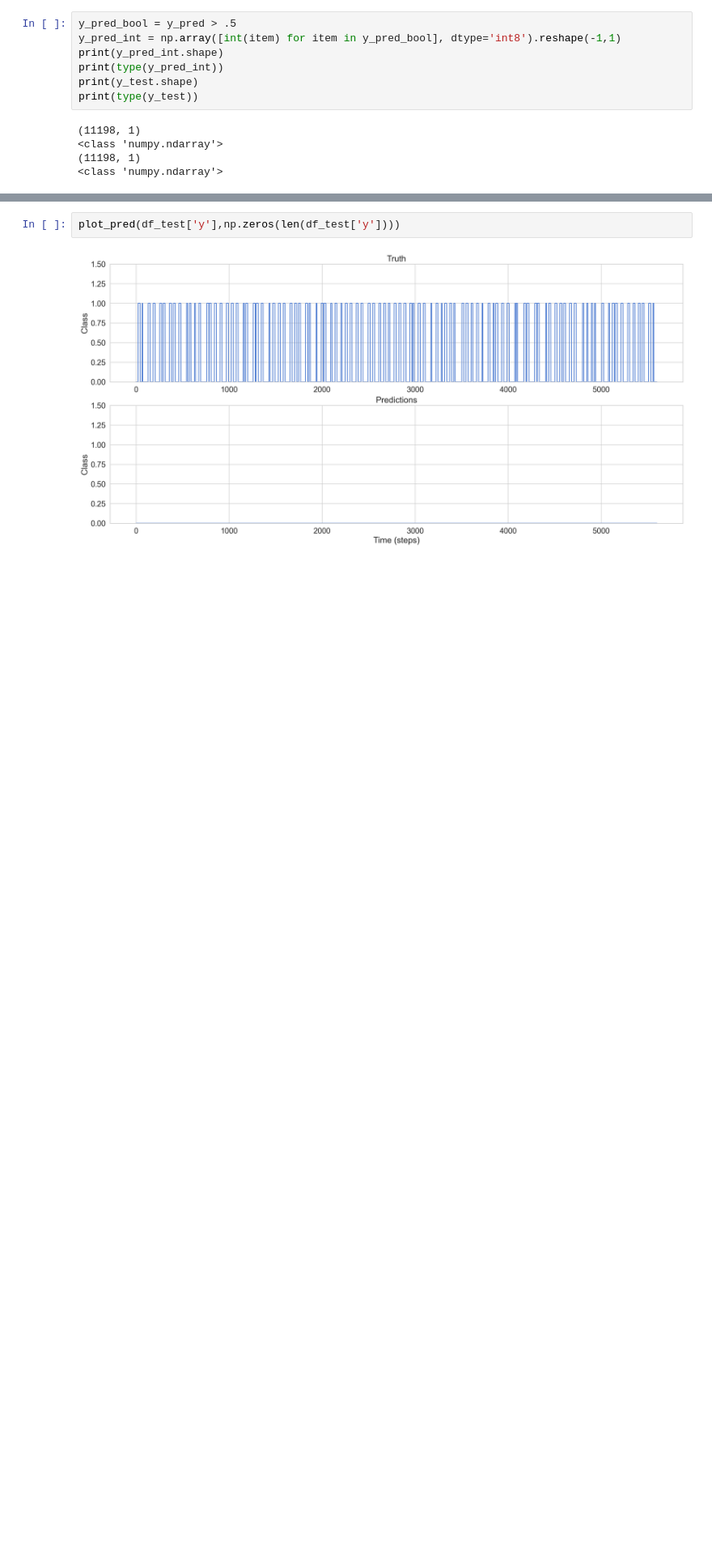
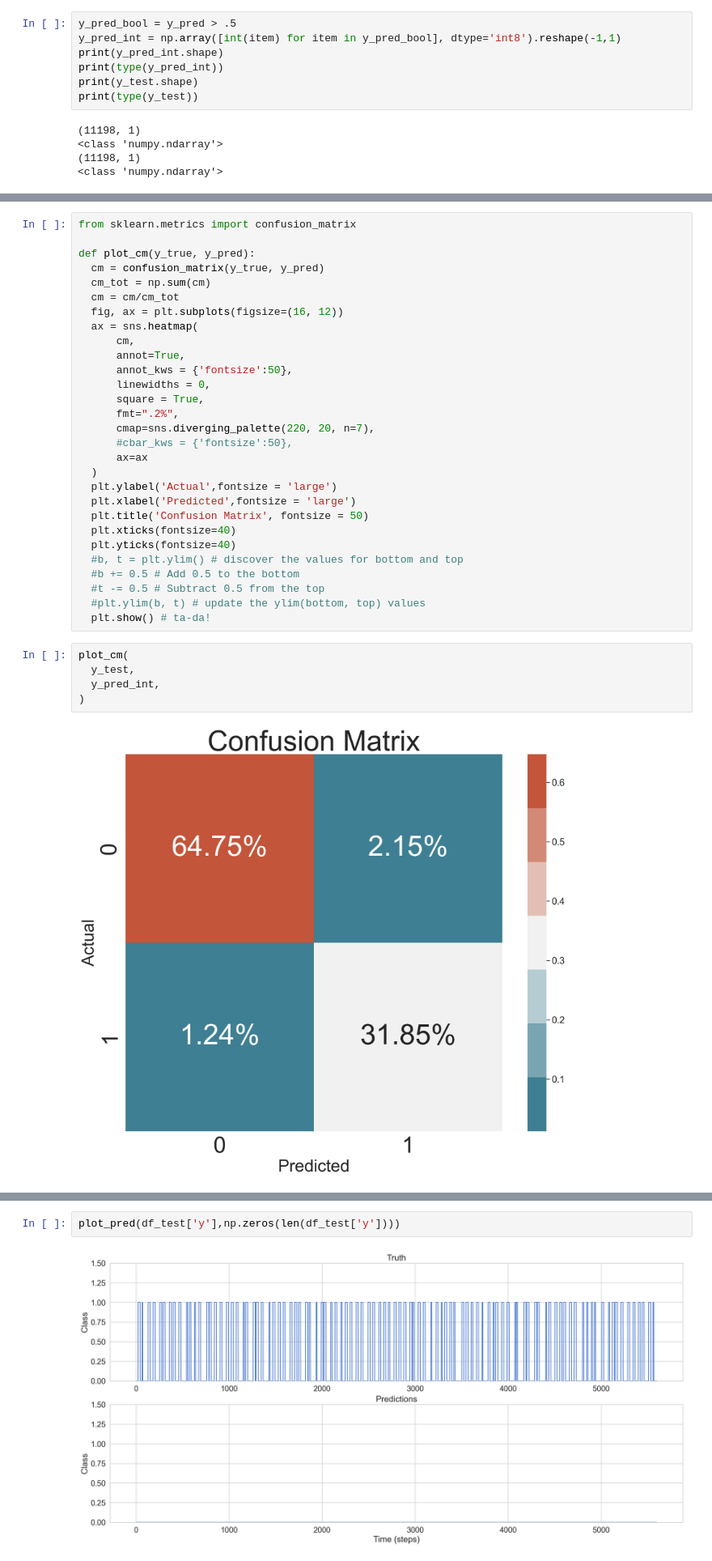
Before and after one commit to jwgerlach00/gunshot_sound_classification, a Jupyter notebook: tensorflow_bi_LSTM.ipynb, the cells around one changed output, grey strips where cells are left out. Shown at 81% size. Saved outputs shown, nothing was run; the diff lists cells and outputs as text; blank space fills up the shorter version.

```diff
--- a/tensorflow_bi_LSTM.ipynb
+++ b/tensorflow_bi_LSTM.ipynb
@@ -573,2 +597,38 @@ plot_cm(
+# %%
+from sklearn.metrics import confusion_matrix
+
+def plot_cm(y_true, y_pred):
+  cm = confusion_matrix(y_true, y_pred)
+  cm_tot = np.sum(cm)
+  cm = cm/cm_tot
+  fig, ax = plt.subplots(figsize=(16, 12))
+  ax = sns.heatmap(
+      cm,
+      annot=True,
+      annot_kws = {'fontsize':50},
+      linewidths = 0,
+      square = True,
+      fmt=".2%",
+      cmap=sns.diverging_palette(220, 20, n=7),
+      #cbar_kws = {'fontsize':50},
+      ax=ax
+  )
+  plt.ylabel('Actual',fontsize = 'large')
+  plt.xlabel('Predicted',fontsize = 'large')
+  plt.title('Confusion Matrix', fontsize = 50)
+  plt.xticks(fontsize=40)
+  plt.yticks(fontsize=40)
+  #b, t = plt.ylim() # discover the values for bottom and top
+  #b += 0.5 # Add 0.5 to the bottom
+  #t -= 0.5 # Subtract 0.5 from the top
+  #plt.ylim(b, t) # update the ylim(bottom, top) values
+  plt.show() # ta-da!
+# %%
+plot_cm(
+  y_test,
+  y_pred_int,
+)
+# %% [output]
+[figure, added]
 # %%
 def plot_pred(y_true, y_pred):
```
Also changed, not shown: parts of 12 cells of this notebook.
